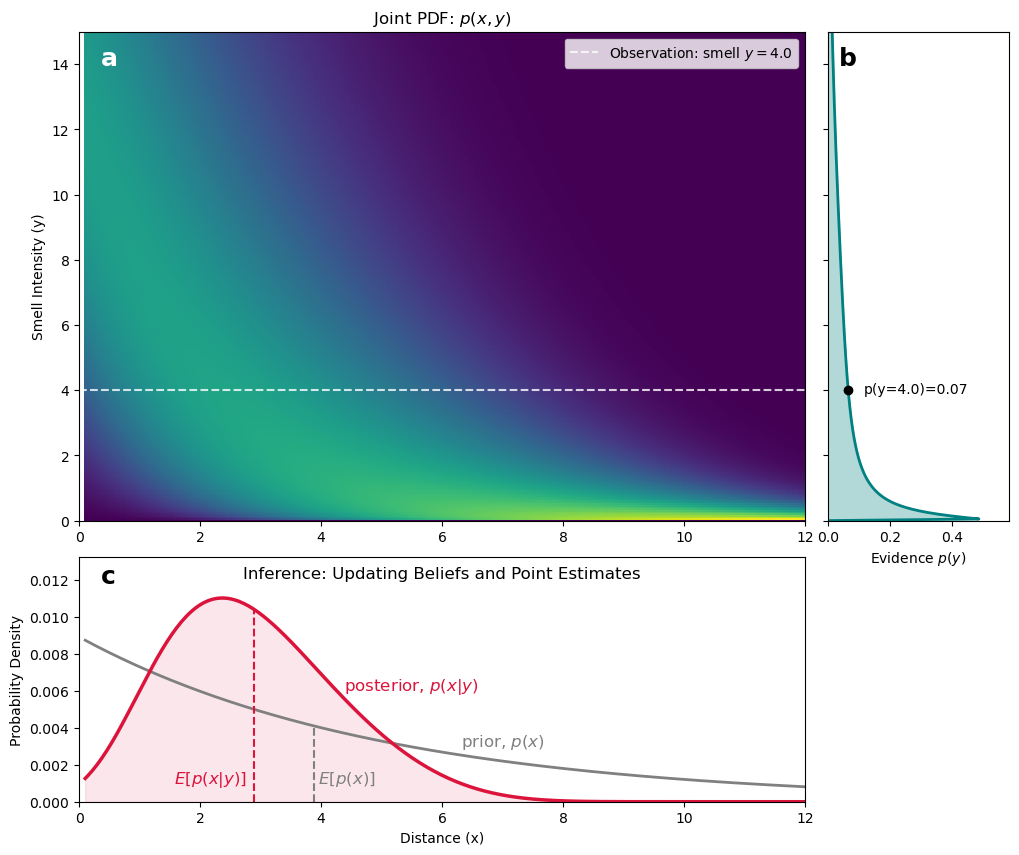
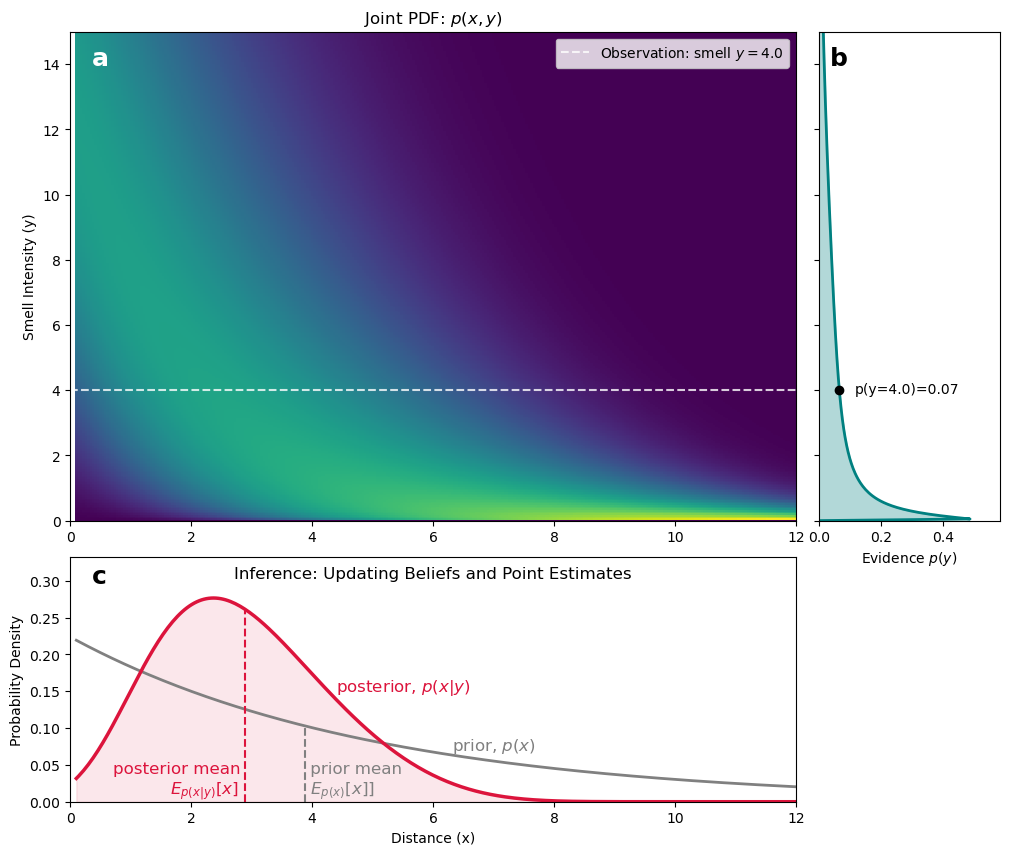
Code edit (unified diff) that turned the first committed figure into the second:
--- before
+++ after
@@ -9,7 +9,10 @@
 X, Y = np.meshgrid(x, y)
 
+dx = x[1] - x[0]
+dy = y[1] - y[0]
+
 # 2. Define the Generative Model
-prior_pdf = np.exp(-0.2 * x) 
-prior_pdf /= prior_pdf.sum()  
+prior_pdf = np.exp(-0.2 * x)
+prior_pdf /= np.sum(prior_pdf) * dx 
 
 k = 1 + 5 * np.exp(-0.5 * x) 
@@ -19,8 +22,8 @@
 
 # 3. Compute Joint PDF
-joint_pdf = likelihood_pdf * prior_pdf
+joint_pdf = likelihood_pdf * prior_pdf[None, :]
 
 # 4. Marginal Likelihood (Evidence)
-evidence_y = np.sum(joint_pdf, axis=1)
+evidence_y = np.sum(joint_pdf, axis=1) * dx
 
 # 5. Inference for a specific observation (y=4.0)
@@ -29,10 +32,11 @@
 numerator_slice = joint_pdf[y_idx, :]
 evidence_scalar = evidence_y[y_idx]
-posterior_pdf = numerator_slice / evidence_scalar 
+posterior_pdf = numerator_slice / evidence_scalar
+posterior_pdf /= np.sum(posterior_pdf) * dx
 
 # 6. Calculate Centers of Mass (Expected Values)
 # E[x] = sum(x * p(x)) / sum(p(x)) -- since they are normalized, the denominator is 1
-com_prior = np.sum(x * prior_pdf)
-com_posterior = np.sum(x * posterior_pdf)
+com_prior = np.sum(x * prior_pdf) * dx
+com_posterior = np.sum(x * posterior_pdf) * dx
 
 # 7. Plotting
@@ -67,8 +71,8 @@
 ax_inf.fill_between(x, 0, posterior_pdf, color='crimson', alpha=0.1)
 
-ax_inf.text(7, 0.003, r"prior, $p(x)$", color='gray', fontsize=12, ha='center')
-ax_inf.text(5.5, 0.006, r"posterior, $p(x|y)$", color='crimson', fontsize=12, ha='center')
-ax_inf.text(com_prior, 0.001, r" $E[p(x)]$", color='gray', fontsize=12, ha='left')
-ax_inf.text(com_posterior, 0.001, r"$E[p(x|y)]$  ", color='crimson', fontsize=12, ha='right')
+ax_inf.text(7, 0.07, r"prior, $p(x)$", color='gray', fontsize=12, ha='center')
+ax_inf.text(5.5, 0.15, r"posterior, $p(x|y)$", color='crimson', fontsize=12, ha='center')
+ax_inf.text(com_prior, 0.01, " prior mean\n" + r" $E_{p(x)}[x]]$", color='gray', fontsize=12, ha='left')
+ax_inf.text(com_posterior, 0.01, "posterior mean \n" + r"$E_{p(x|y)}[x]$  ", color='crimson', fontsize=12, ha='right')
 # Add Vertical Lines for Centers of Mass
 x_com_prior_idx = np.argmin(np.abs(x - com_prior))

Commit: active inference bayes refinements